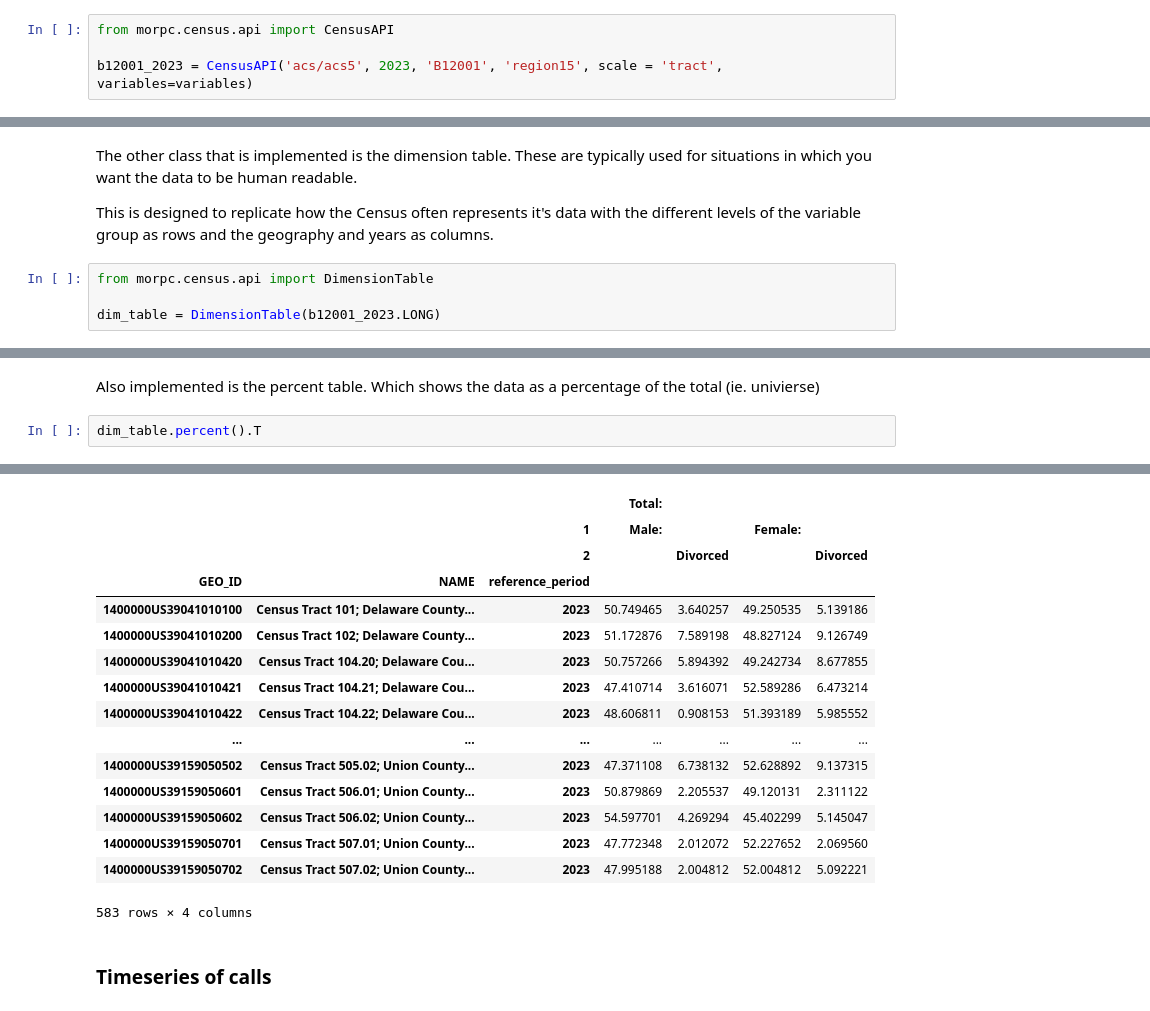
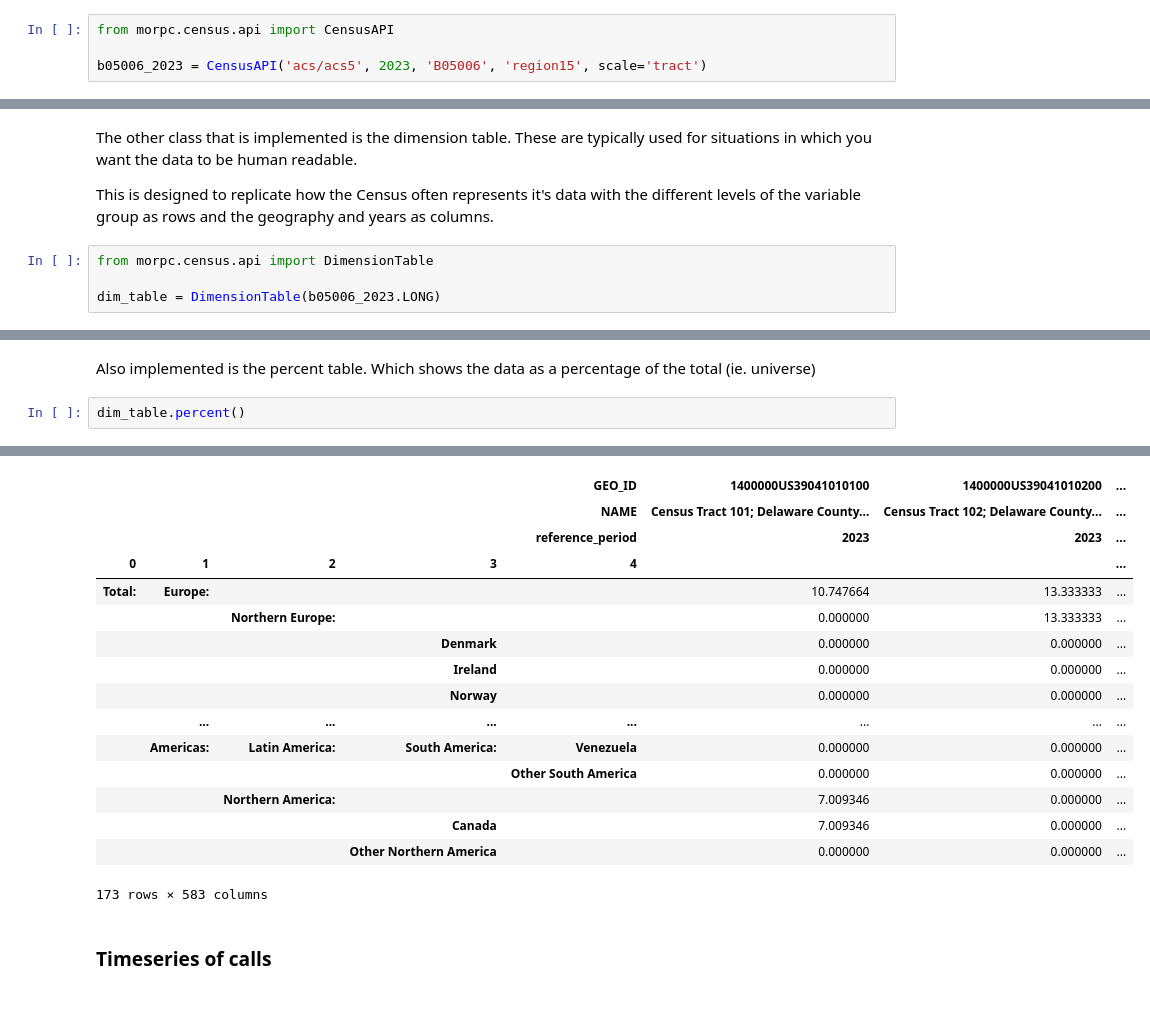
Before and after one commit to morpc/morpc-py, a Jupyter notebook: doc/07-morpc-census-demo.ipynb, the cells around one changed output, grey strips where cells are left out. Saved outputs shown, nothing was run; the diff lists cells and outputs as text.

Commit message:
fix bug in census api get, failed to convert to dataframe

```diff
--- a/doc/07-morpc-census-demo.ipynb
+++ b/doc/07-morpc-census-demo.ipynb
@@ -194,5 +165,5 @@ variables =['B12001_001E', 'B12001_002E', 'B12001_010E', 'B12001_011E', 'B12001_
 # %%
 from morpc.census.api import CensusAPI
 
-b12001_2023 = CensusAPI('acs/acs5', 2023, 'B12001', 'region15', scale = 'tract', variables=variables)
+b05006_2023 = CensusAPI('acs/acs5', 2023, 'B05006', 'region15', scale='tract')
 # %% [output]
@@ -258,5 +232,5 @@ This is designed to replicate how the Census often represents it's data with the
 # %%
 from morpc.census.api import DimensionTable
 
-dim_table = DimensionTable(b12001_2023.LONG)
+dim_table = DimensionTable(b05006_2023.LONG)
 # %% [output]
@@ -285,5 +259,5 @@ dim_table.wide().T
 # %% [markdown]
-Also implemented is the percent table. Which shows the data as a percentage of the total (ie. univierse)
+Also implemented is the percent table. Which shows the data as a percentage of the total (ie. universe)
 # %%
-dim_table.percent().T
+dim_table.percent()
 # %% [output]
@@ -293,19 +267,19 @@ dim_table.percent().T
-|  |  |  | Total: |  |  |  |
-|  |  | 1 | Male: |  | Female: |  |
-|  |  | 2 |  | Divorced |  | Divorced |
-| GEO_ID | NAME | reference_period |  |  |  |  |
-| 1400000US39041010100 | Census Tract 101; Delaware County... | 2023 | 50.749465 | 3.640257 | 49.250535 | 5.139186 |
-| 1400000US39041010200 | Census Tract 102; Delaware County... | 2023 | 51.172876 | 7.589198 | 48.827124 | 9.126749 |
-| 1400000US39041010420 | Census Tract 104.20; Delaware Cou... | 2023 | 50.757266 | 5.894392 | 49.242734 | 8.677855 |
-| 1400000US39041010421 | Census Tract 104.21; Delaware Cou... | 2023 | 47.410714 | 3.616071 | 52.589286 | 6.473214 |
-| 1400000US39041010422 | Census Tract 104.22; Delaware Cou... | 2023 | 48.606811 | 0.908153 | 51.393189 | 5.985552 |
-| ... | ... | ... | ... | ... | ... | ... |
-| 1400000US39159050502 | Census Tract 505.02; Union County... | 2023 | 47.371108 | 6.738132 | 52.628892 | 9.137315 |
-| 1400000US39159050601 | Census Tract 506.01; Union County... | 2023 | 50.879869 | 2.205537 | 49.120131 | 2.311122 |
-| 1400000US39159050602 | Census Tract 506.02; Union County... | 2023 | 54.597701 | 4.269294 | 45.402299 | 5.145047 |
-| 1400000US39159050701 | Census Tract 507.01; Union County... | 2023 | 47.772348 | 2.012072 | 52.227652 | 2.069560 |
-| 1400000US39159050702 | Census Tract 507.02; Union County... | 2023 | 47.995188 | 2.004812 | 52.004812 | 5.092221 |
+|  |  |  |  | GEO_ID | 1400000US39041010100 | 1400000US39041010200 | ... |
+|  |  |  |  | NAME | Census Tract 101; Delaware County... | Census Tract 102; Delaware County... | ... |
+|  |  |  |  | reference_period | 2023 | 2023 | ... |
+| 0 | 1 | 2 | 3 | 4 |  |  | ... |
+| Total: | Europe: |  |  |  | 10.747664 | 13.333333 | ... |
+|  |  | Northern Europe: |  |  | 0.000000 | 13.333333 | ... |
+|  |  |  | Denmark |  | 0.000000 | 0.000000 | ... |
+|  |  |  | Ireland |  | 0.000000 | 0.000000 | ... |
+|  |  |  | Norway |  | 0.000000 | 0.000000 | ... |
+|  | ... | ... | ... | ... | ... | ... | ... |
+|  | Americas: | Latin America: | South America: | Venezuela | 0.000000 | 0.000000 | ... |
+|  |  |  |  | Other South America | 0.000000 | 0.000000 | ... |
+|  |  | Northern America: |  |  | 7.009346 | 0.000000 | ... |
+|  |  |  | Canada |  | 7.009346 | 0.000000 | ... |
+|  |  |  | Other Northern America |  | 0.000000 | 0.000000 | ... |
-583 rows × 4 columns
+173 rows × 583 columns
 # %% [markdown]
 ### Timeseries of calls
 # %% [markdown]
```
Also changed, not shown: parts of 26 cells of this notebook, 3 other files.
